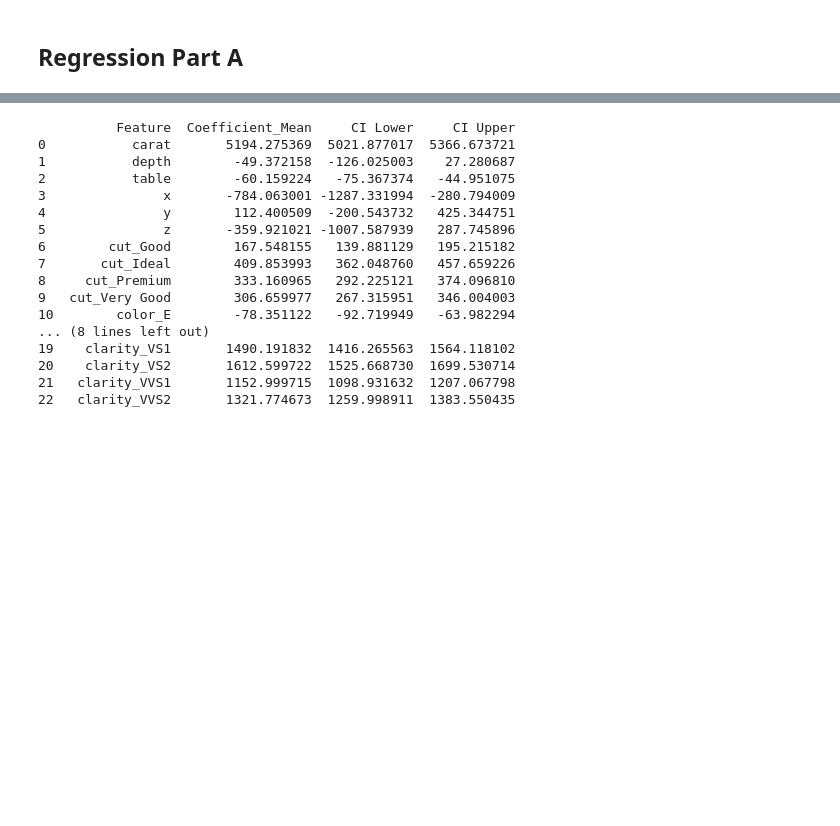
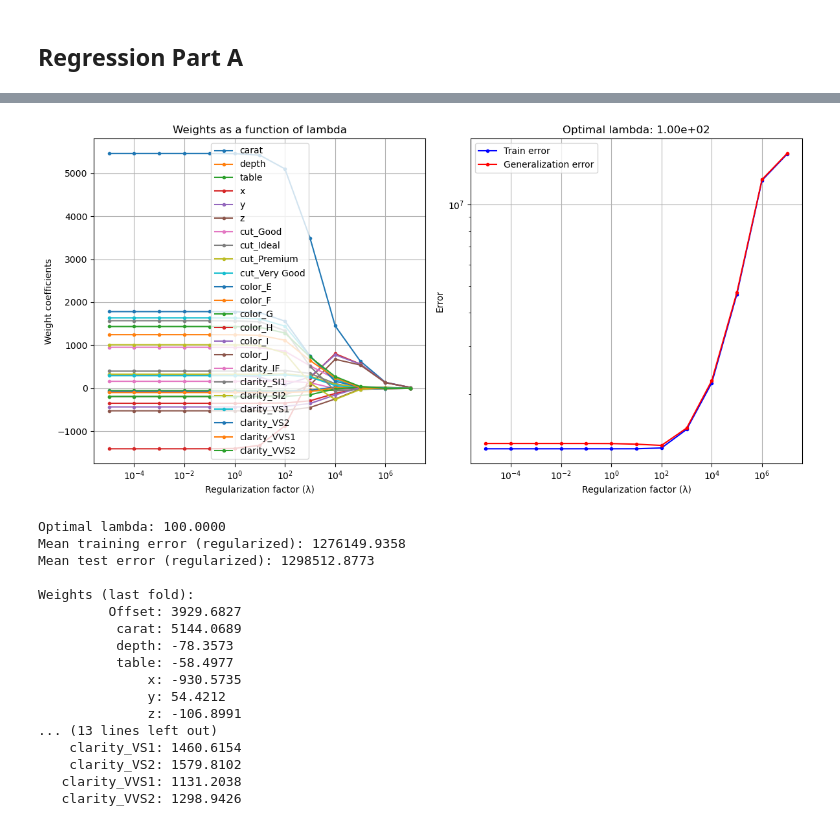
Before and after one commit to ThomasSchiolerH/Machine-Learning-And-Data-Mining, a Jupyter notebook: Project 1 & 2/project.ipynb, the cells around one changed output, grey strips where cells are left out. Cells and saved outputs as stored; diff of their text form; code cells hidden in the pictures; blank space fills up the shorter version.

```diff
--- a/Project 1 & 2/project.ipynb
+++ b/Project 1 & 2/project.ipynb
@@ -871,25 +429,52 @@ print(coef_bootstrap_df)
-# %%
-# Calculate 95% confidence intervals
-coef_bootstrap_df['CI Lower'] = coef_bootstrap_df['Coefficient_Mean'] - 1.96 * coef_bootstrap_df['Coefficient_STD']
-coef_bootstrap_df['CI Upper'] = coef_bootstrap_df['Coefficient_Mean'] + 1.96 * coef_bootstrap_df['Coefficient_STD']
-
-# Display the results
-print(coef_bootstrap_df[['Feature', 'Coefficient_Mean', 'CI Lower', 'CI Upper']])
-# %% [output]
-          Feature  Coefficient_Mean     CI Lower     CI Upper
-0           carat       5194.275369  5021.877017  5366.673721
-1           depth        -49.372158  -126.025003    27.280687
-2           table        -60.159224   -75.367374   -44.951075
-3               x       -784.063001 -1287.331994  -280.794009
-4               y        112.400509  -200.543732   425.344751
-5               z       -359.921021 -1007.587939   287.745896
-6        cut_Good        167.548155   139.881129   195.215182
-7       cut_Ideal        409.853993   362.048760   457.659226
-8     cut_Premium        333.160965   292.225121   374.096810
-9   cut_Very Good        306.659977   267.315951   346.004003
-10        color_E        -78.351122   -92.719949   -63.982294
-... (8 lines left out)
-19    clarity_VS1       1490.191832  1416.265563  1564.118102
-20    clarity_VS2       1612.599722  1525.668730  1699.530714
-21   clarity_VVS1       1152.999715  1098.931632  1207.067798
-22   clarity_VVS2       1321.774673  1259.998911  1383.550435
+# %%
+# Plot results
+plt.figure(figsize=(12, 6))
+
+# Weights vs. lambda
+plt.subplot(1, 2, 1)
+plt.title("Weights as a function of lambda")
+plt.semilogx(lambdas, mean_w_vs_lambda.T[:, 1:], ".-")  # Exclude bias term
+plt.xlabel("Regularization factor (λ)")
+plt.ylabel("Weight coefficients")
+plt.grid()
+plt.legend(attributeNames[1:], loc="best")
+
+# Train and generalization errors vs. lambda
+plt.subplot(1, 2, 2)
+plt.title(f"Optimal lambda: {opt_lambda:.2e}")
+plt.loglog(lambdas, train_err_vs_lambda.T, "b.-", label="Train error")
+plt.loglog(lambdas, Gen_error, "r.-", label="Generalization error")
+plt.xlabel("Regularization factor (λ)")
+plt.ylabel("Error")
+plt.grid()
+plt.legend()
+
+plt.tight_layout()
+plt.show()
+
+# Display summary
+print(f"Optimal lambda: {opt_lambda:.4f}")
+print(f"Mean training error (regularized): {Error_train_rlr.mean():.4f}")
+print(f"Mean test error (regularized): {Error_test_rlr.mean():.4f}")
+print("\nWeights (last fold):")
+for m in range(M):
+    print(f"{attributeNames[m]:>15}: {w_rlr[m, -1]:.4f}")
+# %% [output]
+[figure, added]
+Optimal lambda: 100.0000
+Mean training error (regularized): 1276149.9358
+Mean test error (regularized): 1298512.8773
+
+Weights (last fold):
+         Offset: 3929.6827
+          carat: 5144.0689
+          depth: -78.3573
+          table: -58.4977
+              x: -930.5735
+              y: 54.4212
+              z: -106.8991
+... (13 lines left out)
+    clarity_VS1: 1460.6154
+    clarity_VS2: 1579.8102
+   clarity_VVS1: 1131.2038
+   clarity_VVS2: 1298.9426
```
Also changed, not shown: parts of 27 cells of this notebook, 1 other file.
